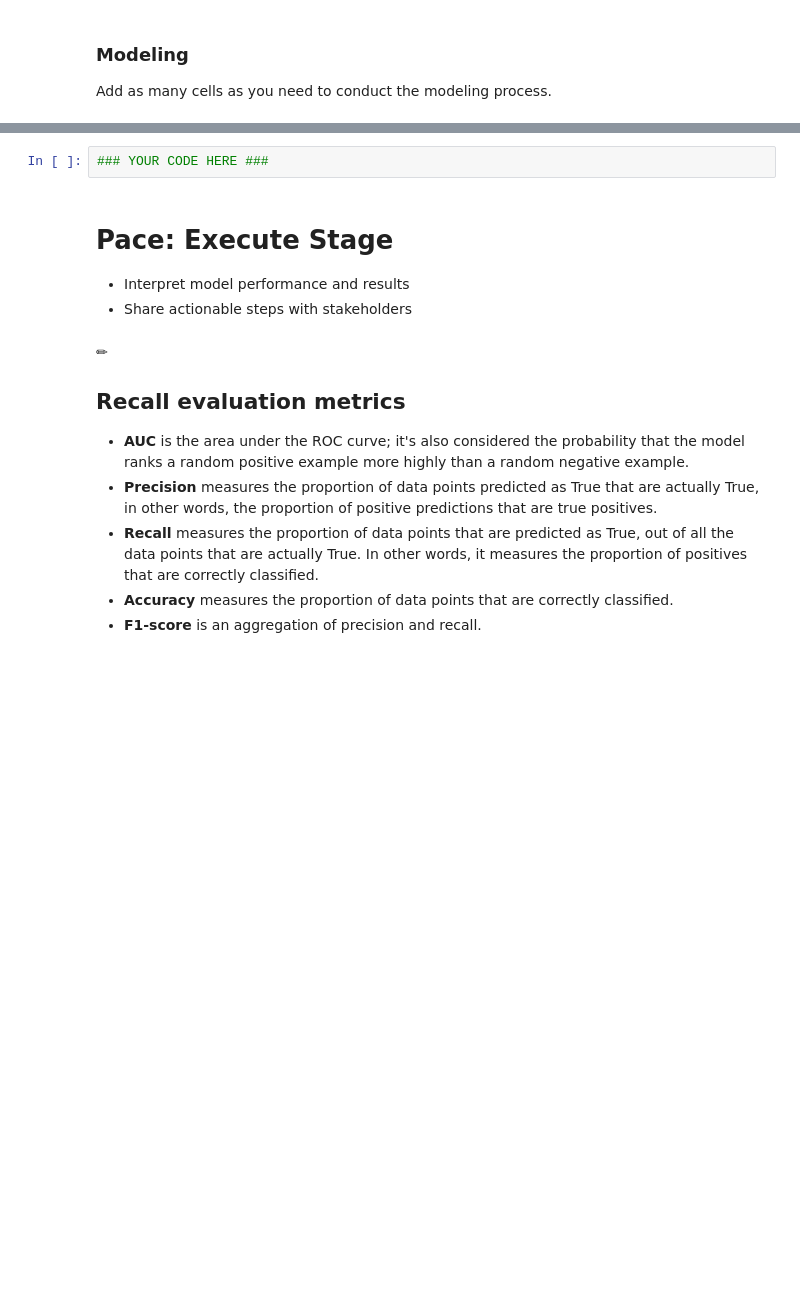
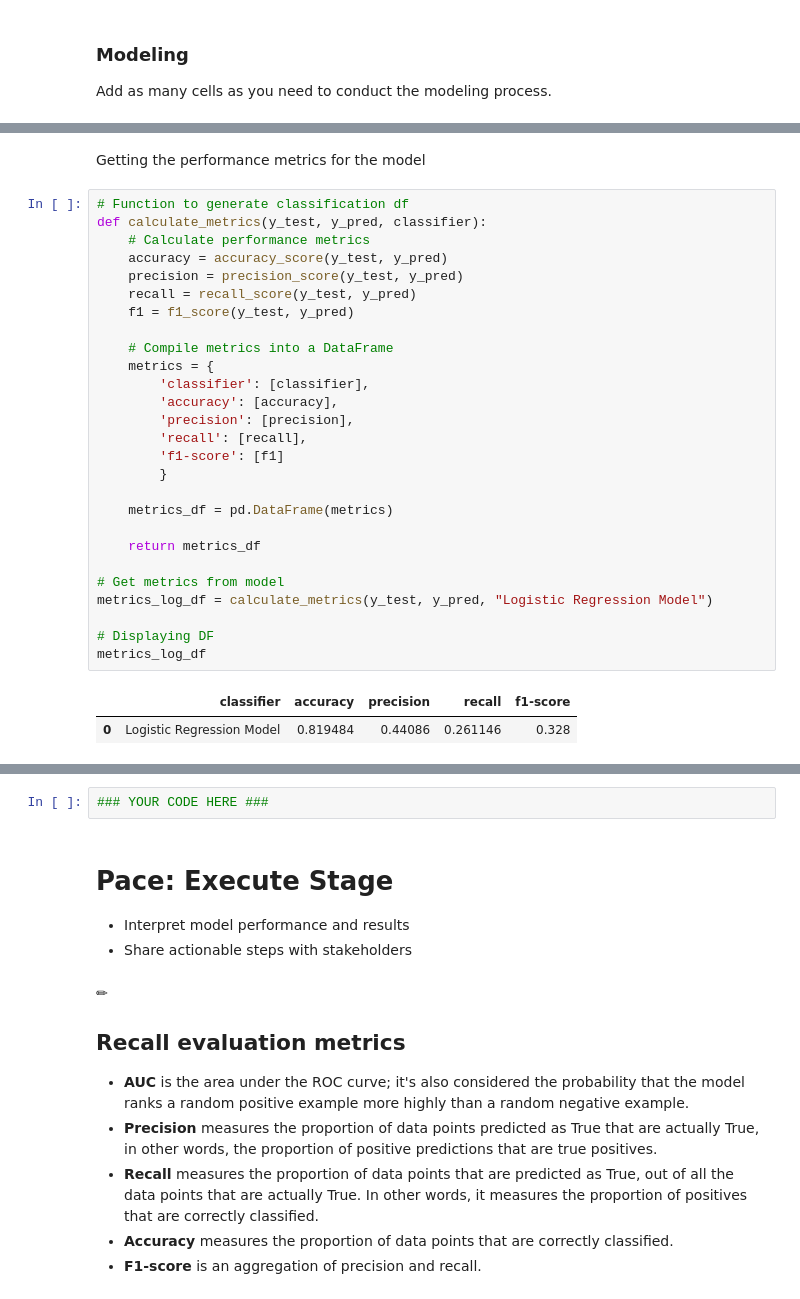
Before and after one commit to frederiklange/capstone_project_google_advanced_data_analytics, a Jupyter notebook: notebooks/capstone_project_notebook.ipynb, the cells around one changed output, grey strips where cells are left out. Cells and saved outputs as stored; diff of their text form; blank space fills up the shorter version.

```diff
--- a/notebooks/capstone_project_notebook.ipynb
+++ b/notebooks/capstone_project_notebook.ipynb
@@ -668,0 +802,32 @@ Add as many cells as you need to conduct the modeling process.
+# %% [markdown]
+Getting the performance metrics for the model
+# %%
+# Function to generate classification df
+def calculate_metrics(y_test, y_pred, classifier):
+    # Calculate performance metrics
+    accuracy = accuracy_score(y_test, y_pred)
+    precision = precision_score(y_test, y_pred)
+    recall = recall_score(y_test, y_pred)
+    f1 = f1_score(y_test, y_pred)
+
+    # Compile metrics into a DataFrame
+    metrics = {
+        'classifier': [classifier],
+        'accuracy': [accuracy],
+        'precision': [precision],
+        'recall': [recall],
+        'f1-score': [f1]
+        }
+
+    metrics_df = pd.DataFrame(metrics)
+
+    return metrics_df
+
+# Get metrics from model
+metrics_log_df = calculate_metrics(y_test, y_pred, "Logistic Regression Model")
+
+# Displaying DF
+metrics_log_df
+# %% [output]
+|  | classifier | accuracy | precision | recall | f1-score |
+| 0 | Logistic Regression Model | 0.819484 | 0.44086 | 0.261146 | 0.328 |
```
Also changed, not shown: parts of 28 cells of this notebook.
